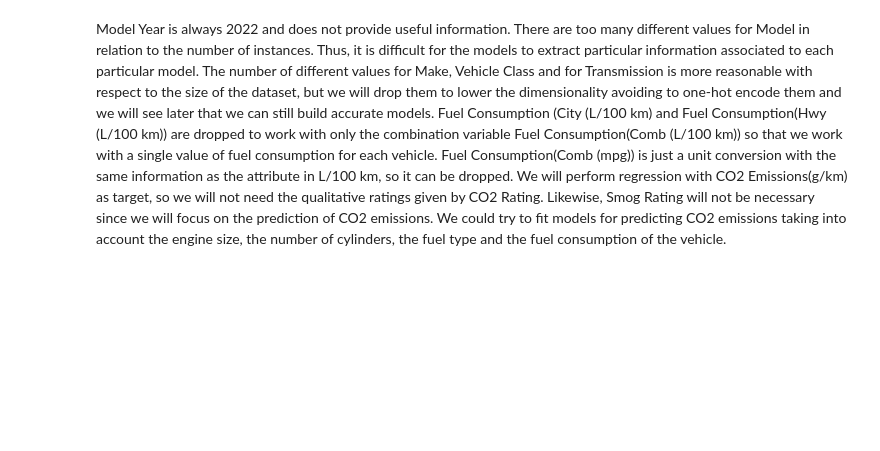
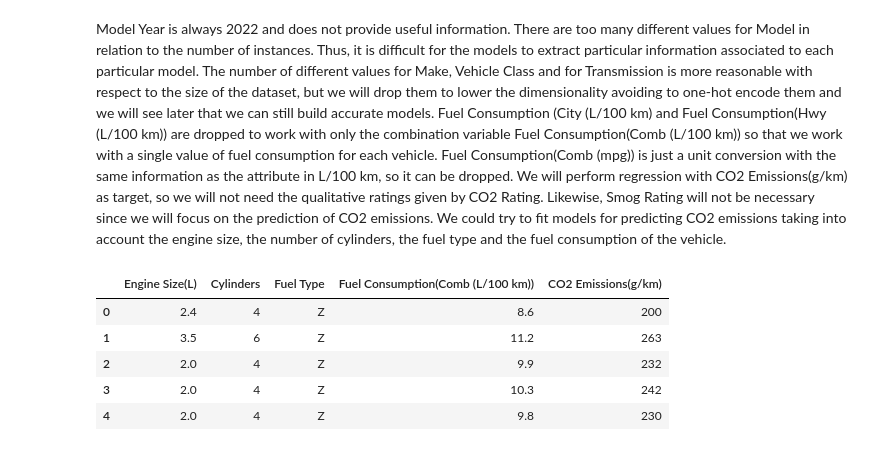
Before and after one commit to SasikaAththanayaka/Linear_Regression_-SLR-_on_Carbondioxide_emission_of_vehicles, a Jupyter notebook: co2_emission_eda.ipynb, the cells around one changed output. Cells and saved outputs as stored; diff of their text form; code cells hidden in the pictures; blank space fills up the shorter version.

```diff
--- a/co2_emission_eda.ipynb
+++ b/co2_emission_eda.ipynb
@@ -334,3 +334,13 @@ Fuel Consumption(Comb (mpg)) is just a unit conversion with the same information
 We will perform regression with CO2 Emissions(g/km) as target, so we will not need the qualitative ratings given by CO2 Rating.
 Likewise, Smog Rating will not be necessary since we will focus on the prediction of CO2 emissions.
 We could try to fit models for predicting CO2 emissions taking into account the engine size, the number of cylinders, the fuel type and the fuel consumption of the vehicle.
+# %%
+co2_emission_filter = co2_emission[['Engine Size(L)','Cylinders','Fuel Type','Fuel Consumption(Comb (L/100 km))','CO2 Emissions(g/km)']]
+co2_emission_filter.head()
+# %% [output]
+|  | Engine Size(L) | Cylinders | Fuel Type | Fuel Consumption(Comb (L/100 km)) | CO2 Emissions(g/km) |
+| 0 | 2.4 | 4 | Z | 8.6 | 200 |
+| 1 | 3.5 | 6 | Z | 11.2 | 263 |
+| 2 | 2.0 | 4 | Z | 9.9 | 232 |
+| 3 | 2.0 | 4 | Z | 10.3 | 242 |
+| 4 | 2.0 | 4 | Z | 9.8 | 230 |
```
